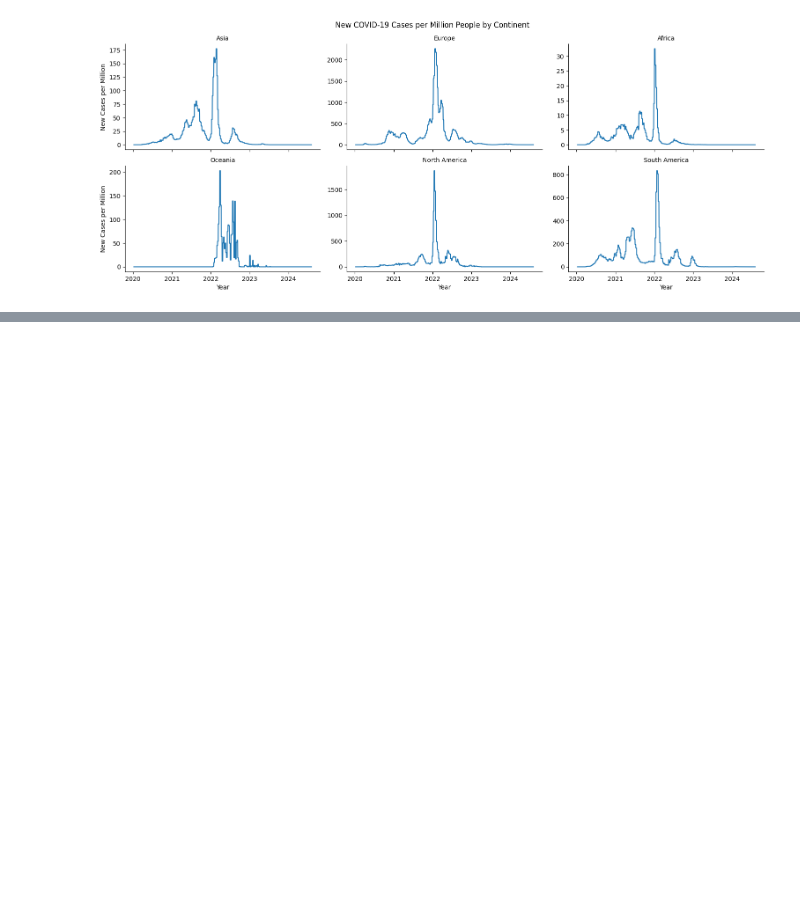
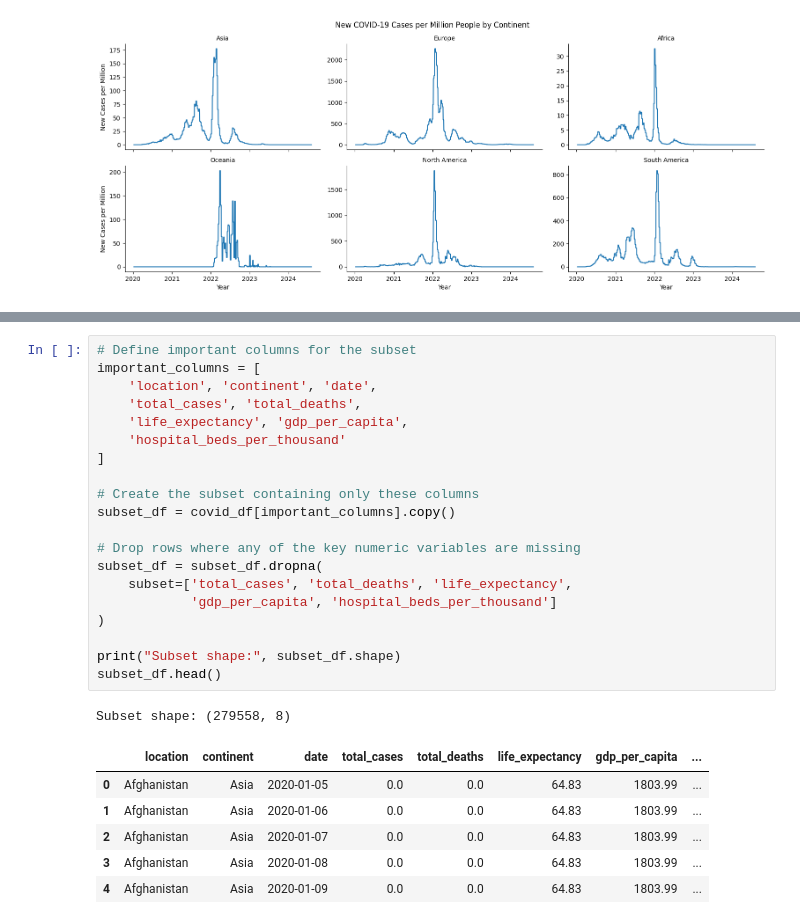
Before and after one commit to lkhellah/DataWithPython, a Jupyter notebook: data-cleaning.ipynb, the cells around one changed output, grey strips where cells are left out. Cells and saved outputs as stored; diff of their text form; blank space fills up the shorter version.

```diff
--- a/data-cleaning.ipynb
+++ b/data-cleaning.ipynb
@@ -341,0 +384,28 @@ The distribution shows a weak relationship between life expectancy and mortality
+# %%
+# Define important columns for the subset
+important_columns = [
+    'location', 'continent', 'date',
+    'total_cases', 'total_deaths',
+    'life_expectancy', 'gdp_per_capita',
+    'hospital_beds_per_thousand'
+]
+
+# Create the subset containing only these columns
+subset_df = covid_df[important_columns].copy()
+
+# Drop rows where any of the key numeric variables are missing
+subset_df = subset_df.dropna(
+    subset=['total_cases', 'total_deaths', 'life_expectancy',
+            'gdp_per_capita', 'hospital_beds_per_thousand']
+)
+
+print("Subset shape:", subset_df.shape)
+subset_df.head()
+# %% [output]
+Subset shape: (279558, 8)
+|  | location | continent | date | total_cases | total_deaths | life_expectancy | gdp_per_capita | ... |
+| 0 | Afghanistan | Asia | 2020-01-05 | 0.0 | 0.0 | 64.83 | 1803.99 | ... |
+| 1 | Afghanistan | Asia | 2020-01-06 | 0.0 | 0.0 | 64.83 | 1803.99 | ... |
+| 2 | Afghanistan | Asia | 2020-01-07 | 0.0 | 0.0 | 64.83 | 1803.99 | ... |
+| 3 | Afghanistan | Asia | 2020-01-08 | 0.0 | 0.0 | 64.83 | 1803.99 | ... |
+| 4 | Afghanistan | Asia | 2020-01-09 | 0.0 | 0.0 | 64.83 | 1803.99 | ... |
```
Also changed, not shown: parts of 23 cells of this notebook.
